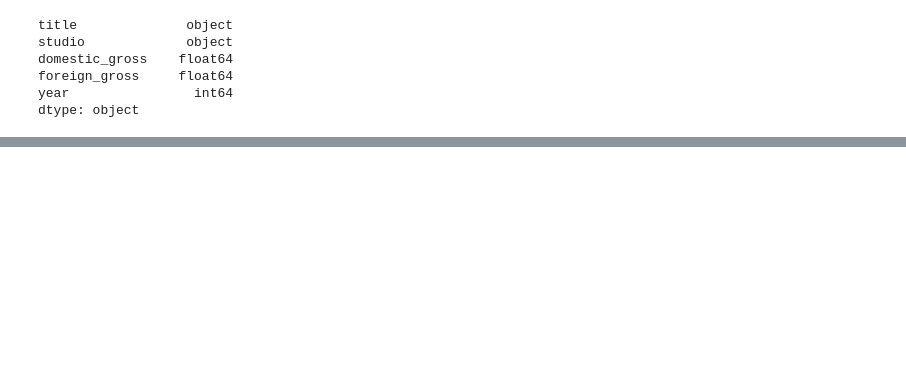
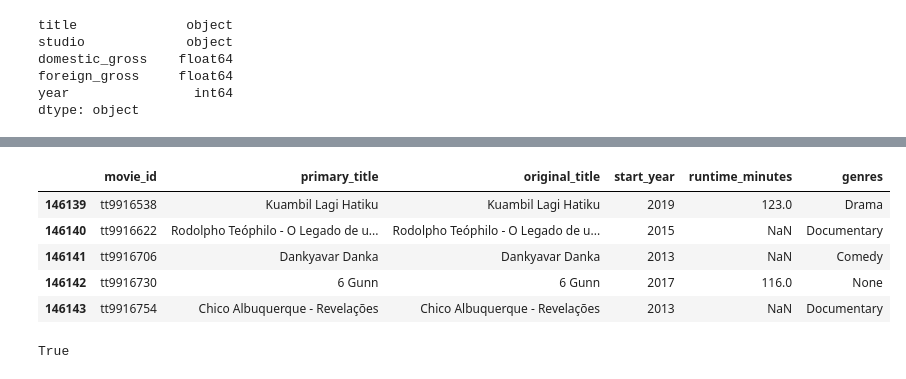
Before and after one commit to LynnsBaraka/dsf_ft_project_1, a Jupyter notebook: index.ipynb, the cells around one changed output, grey strips where cells are left out. Cells and saved outputs as stored; diff of their text form; code cells hidden in the pictures; blank space fills up the shorter version.

```diff
--- a/index.ipynb
+++ b/index.ipynb
@@ -155,0 +204,15 @@ movie_gross.head()
+# %%
+#Checking the bottom 5 rows
+movie_basics.tail()
+# %% [output]
+|  | movie_id | primary_title | original_title | start_year | runtime_minutes | genres |
+| 146139 | tt9916538 | Kuambil Lagi Hatiku | Kuambil Lagi Hatiku | 2019 | 123.0 | Drama |
+| 146140 | tt9916622 | Rodolpho Teóphilo - O Legado de u... | Rodolpho Teóphilo - O Legado de u... | 2015 | NaN | Documentary |
+| 146141 | tt9916706 | Dankyavar Danka | Dankyavar Danka | 2013 | NaN | Comedy |
+| 146142 | tt9916730 | 6 Gunn | 6 Gunn | 2017 | 116.0 | None |
+| 146143 | tt9916754 | Chico Albuquerque - Revelações | Chico Albuquerque - Revelações | 2013 | NaN | Documentary |
+# %%
+#checking if there are any null values in the movie basics data frame
+movie_basics.isna().values.any()
+# %% [output]
+True
```
Also changed, not shown: parts of 29 cells of this notebook.
